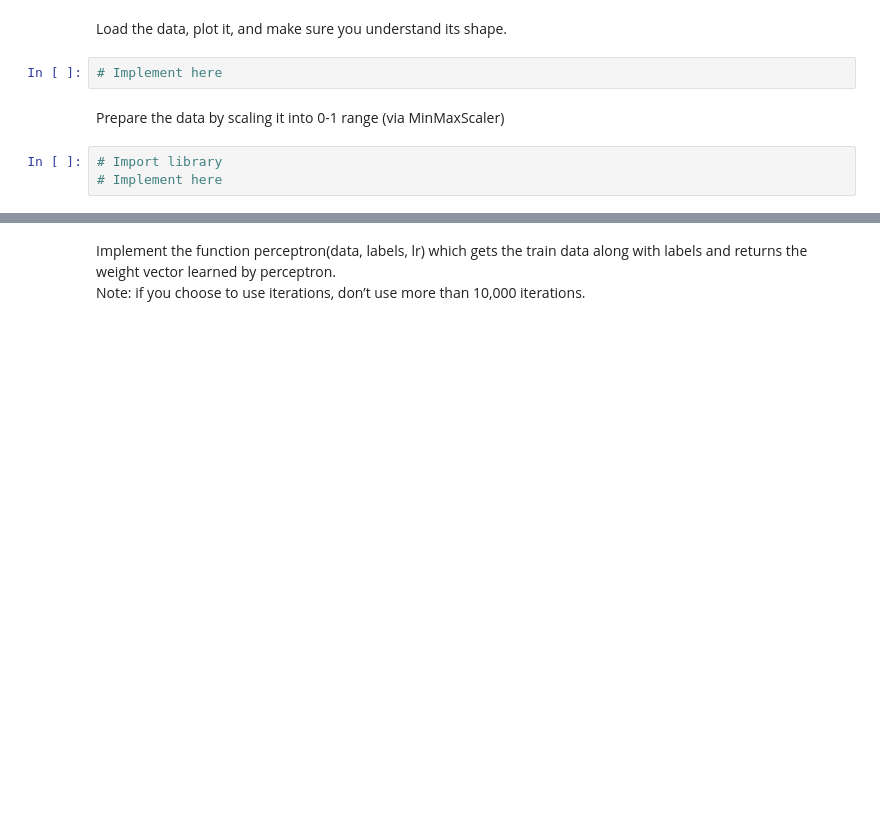
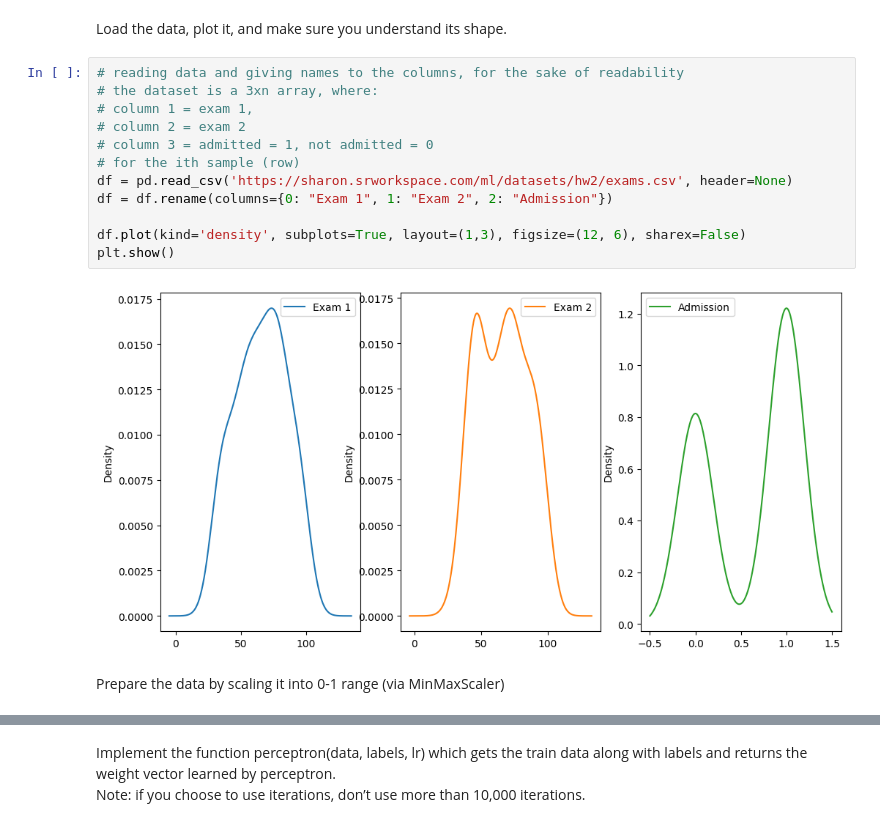
Before and after one commit to ordinary813/ordinaryLib, a Jupyter notebook: Machine learning/HW2/HW2.ipynb, the cells around one changed output, grey strips where cells are left out. Cells and saved outputs as stored; diff of their text form; blank space fills up the shorter version.

```diff
--- a/Machine learning/HW2/HW2.ipynb
+++ b/Machine learning/HW2/HW2.ipynb
@@ -372,10 +372,19 @@ import matplotlib.pyplot as plt
 from IPython.display import display, clear_output
 # %% [markdown]
 Load the data, plot it, and make sure you understand its shape.
-# %%
-# Implement here
+# %%
+# reading data and giving names to the columns, for the sake of readability
+# the dataset is a 3xn array, where:
+# column 1 = exam 1,
+# column 2 = exam 2
+# column 3 = admitted = 1, not admitted = 0
+# for the ith sample (row)
+df = pd.read_csv('https://sharon.srworkspace.com/ml/datasets/hw2/exams.csv', header=None)
+df = df.rename(columns={0: "Exam 1", 1: "Exam 2", 2: "Admission"})
+
+df.plot(kind='density', subplots=True, layout=(1,3), figsize=(12, 6), sharex=False)
+plt.show()
+# %% [output]
+[figure, added]
 # %% [markdown]
 Prepare the data by scaling it into 0-1 range (via MinMaxScaler)
-# %%
-# Import library
-# Implement here
```
Also changed, not shown: parts of 2 cells of this notebook, 1 other file.
